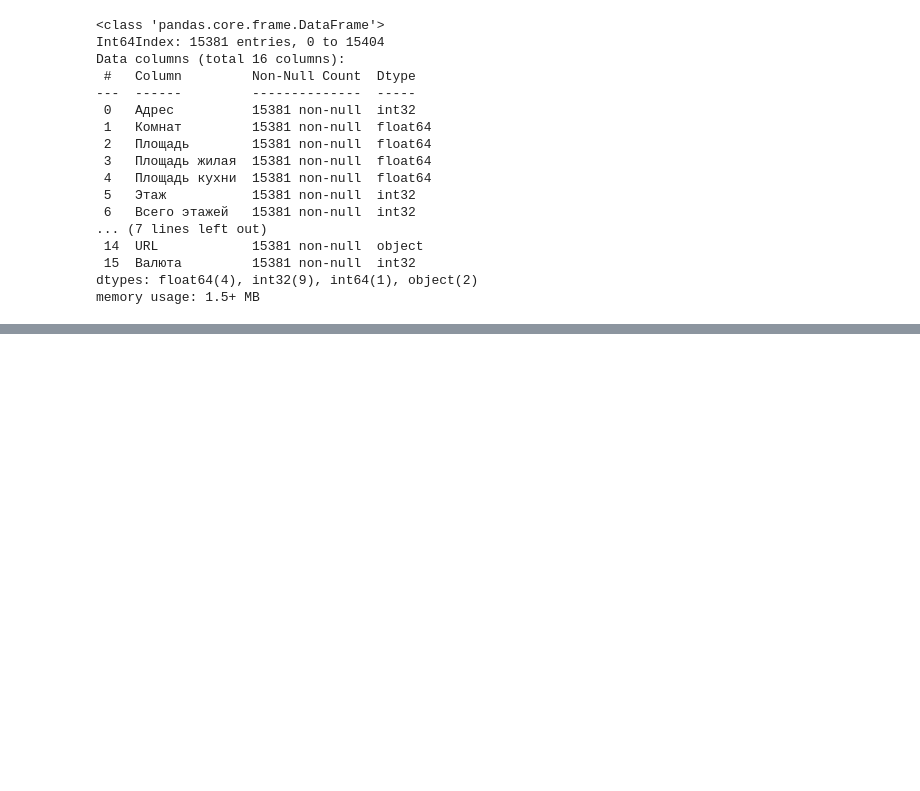
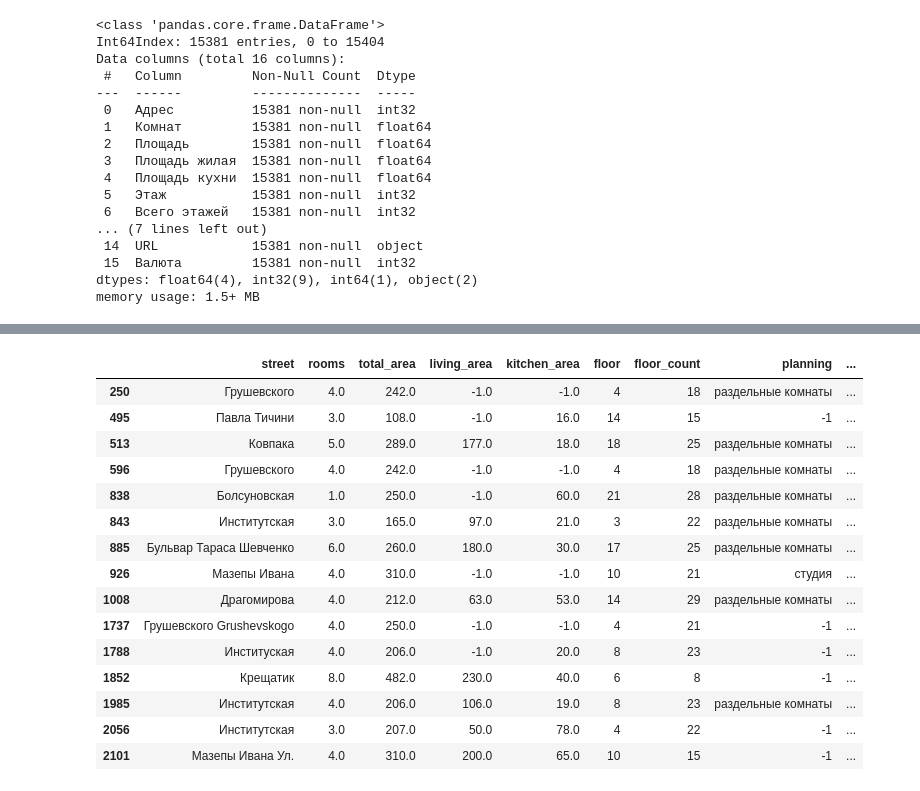
Before and after one commit to witcher346/Data-Science-Notebooks, a Jupyter notebook: Exploring_mesto_ua_dataset.ipynb, the cells around one changed output, grey strips where cells are left out. Saved outputs shown, nothing was run; the diff lists cells and outputs as text; code cells hidden in the pictures; blank space fills up the shorter version.

Commit message:
Clustered the dataset

```diff
--- a/Exploring_mesto_ua_dataset.ipynb
+++ b/Exploring_mesto_ua_dataset.ipynb
@@ -153,0 +365,4 @@ memory usage: 1.5+ MB
+# %%
+kmeans = KMeans(n_clusters=3, init='random', n_init=20, max_iter=400, random_state=0).fit(clustering_df.drop(['URL', 'description'], axis=1))
+predictions = kmeans.predict(clustering_df.drop(['URL', 'description'], axis=1))
+predictions
@@ -153,0 +371,3 @@ memory usage: 1.5+ MB
+# %%
+clustering_df['targets'] = predictions
+clustering_df
@@ -153,0 +388,7 @@ memory usage: 1.5+ MB
+# %%
+for key in label_encoders.keys():
+    for column in clustering_df.columns:
+        if key == column:
+            clustering_df[column] = label_encoders[key].inverse_transform(clustering_df[column])
+
+clustering_df.head()
@@ -153,0 +402,4 @@ memory usage: 1.5+ MB
+# %%
+class_0 = clustering_df[clustering_df['targets']==0].copy()
+class_1 = clustering_df[clustering_df['targets']==1].copy()
+class_2 = clustering_df[clustering_df['targets']==2].copy()
@@ -153,0 +438,19 @@ memory usage: 1.5+ MB
+# %%
+class_1.head(15)
+# %% [output]
+|  | street | rooms | total_area | living_area | kitchen_area | floor | floor_count | planning | ... |
+| 250 | Грушевского | 4.0 | 242.0 | -1.0 | -1.0 | 4 | 18 | раздельные комнаты | ... |
+| 495 | Павла Тичини | 3.0 | 108.0 | -1.0 | 16.0 | 14 | 15 | -1 | ... |
+| 513 | Ковпака | 5.0 | 289.0 | 177.0 | 18.0 | 18 | 25 | раздельные комнаты | ... |
+| 596 | Грушевского | 4.0 | 242.0 | -1.0 | -1.0 | 4 | 18 | раздельные комнаты | ... |
+| 838 | Болсуновская | 1.0 | 250.0 | -1.0 | 60.0 | 21 | 28 | раздельные комнаты | ... |
+| 843 | Институтская | 3.0 | 165.0 | 97.0 | 21.0 | 3 | 22 | раздельные комнаты | ... |
+| 885 | Бульвар Тараса Шевченко | 6.0 | 260.0 | 180.0 | 30.0 | 17 | 25 | раздельные комнаты | ... |
+| 926 | Мазепы Ивана | 4.0 | 310.0 | -1.0 | -1.0 | 10 | 21 | студия | ... |
+| 1008 | Драгомирова | 4.0 | 212.0 | 63.0 | 53.0 | 14 | 29 | раздельные комнаты | ... |
+| 1737 | Грушевского Grushevskogo | 4.0 | 250.0 | -1.0 | -1.0 | 4 | 21 | -1 | ... |
+| 1788 | Институская | 4.0 | 206.0 | -1.0 | 20.0 | 8 | 23 | -1 | ... |
+| 1852 | Крещатик | 8.0 | 482.0 | 230.0 | 40.0 | 6 | 8 | -1 | ... |
+| 1985 | Институтская | 4.0 | 206.0 | 106.0 | 19.0 | 8 | 23 | раздельные комнаты | ... |
+| 2056 | Институтская | 3.0 | 207.0 | 50.0 | 78.0 | 4 | 22 | -1 | ... |
+| 2101 | Мазепы Ивана Ул. | 4.0 | 310.0 | 200.0 | 65.0 | 10 | 15 | -1 | ... |
```
Also changed, not shown: parts of 30 cells of this notebook.
